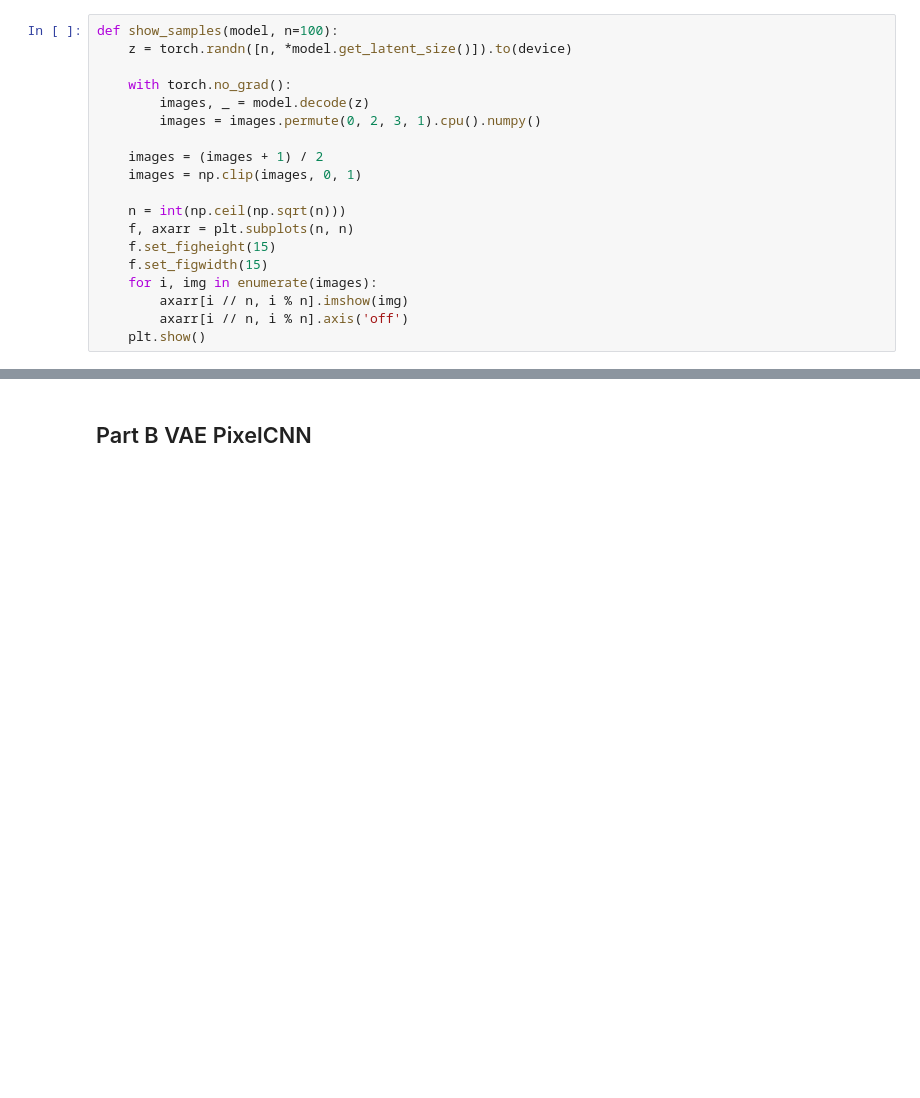
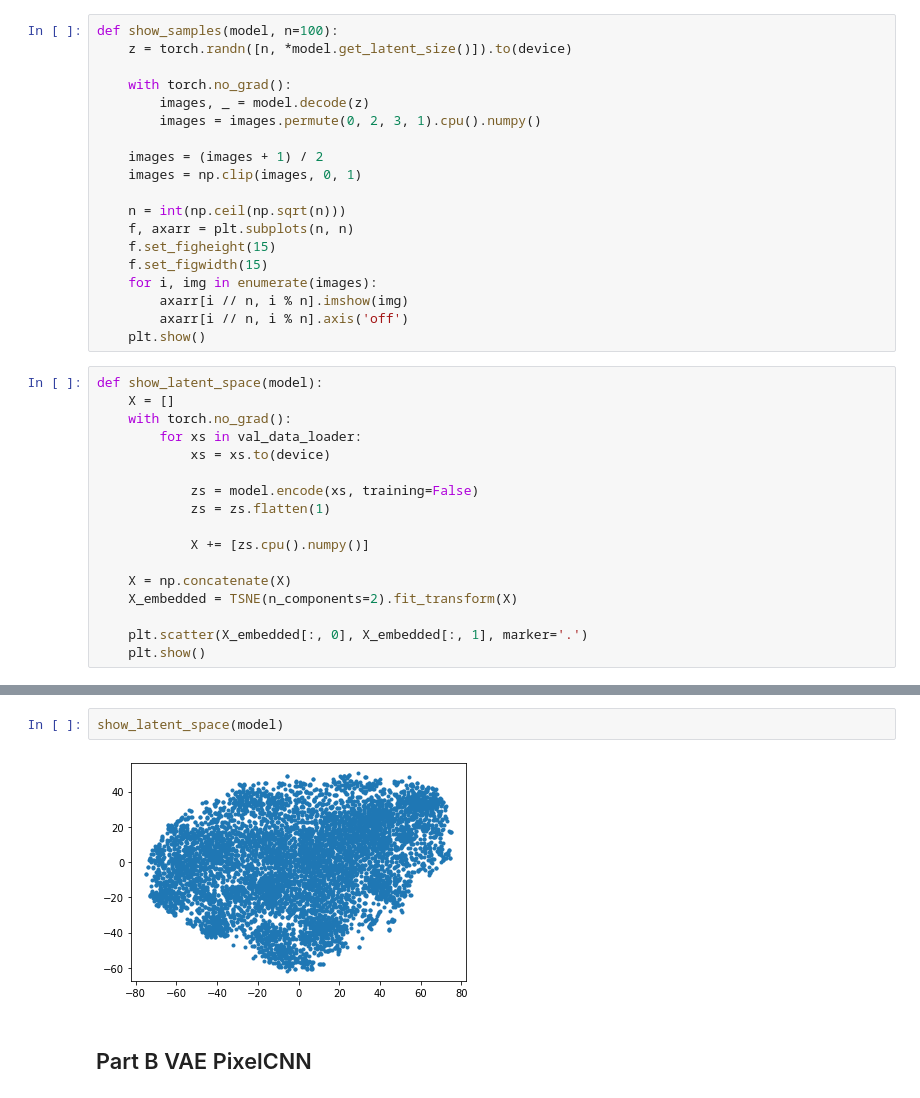
Before and after one commit to GrigoryBartosh/hse07_dul, a Jupyter notebook: hw32.ipynb, the cells around one changed output, grey strips where cells are left out. Cells and saved outputs as stored; diff of their text form; blank space fills up the shorter version.

```diff
--- a/hw32.ipynb
+++ b/hw32.ipynb
@@ -322,6 +322,23 @@ def show_samples(model, n=100):
         axarr[i // n, i % n].imshow(img)
         axarr[i // n, i % n].axis('off')
     plt.show()
+# %%
+def show_latent_space(model):
+    X = []
+    with torch.no_grad():
+        for xs in val_data_loader:
+            xs = xs.to(device)
+
+            zs = model.encode(xs, training=False)
+            zs = zs.flatten(1)
+
+            X += [zs.cpu().numpy()]
+
+    X = np.concatenate(X)
+    X_embedded = TSNE(n_components=2).fit_transform(X)
+
+    plt.scatter(X_embedded[:, 0], X_embedded[:, 1], marker='.')
+    plt.show()
 # %%
 epochs = 100
 lr = 0.0002
@@ -353,3 +370,7 @@ show_samples(model)
+# %%
+show_latent_space(model)
+# %% [output]
+[figure, added]
 # %% [markdown]
 ## Part B VAE PixelCNN
 # %%
```
Also changed, not shown: parts of 8 cells of this notebook.
